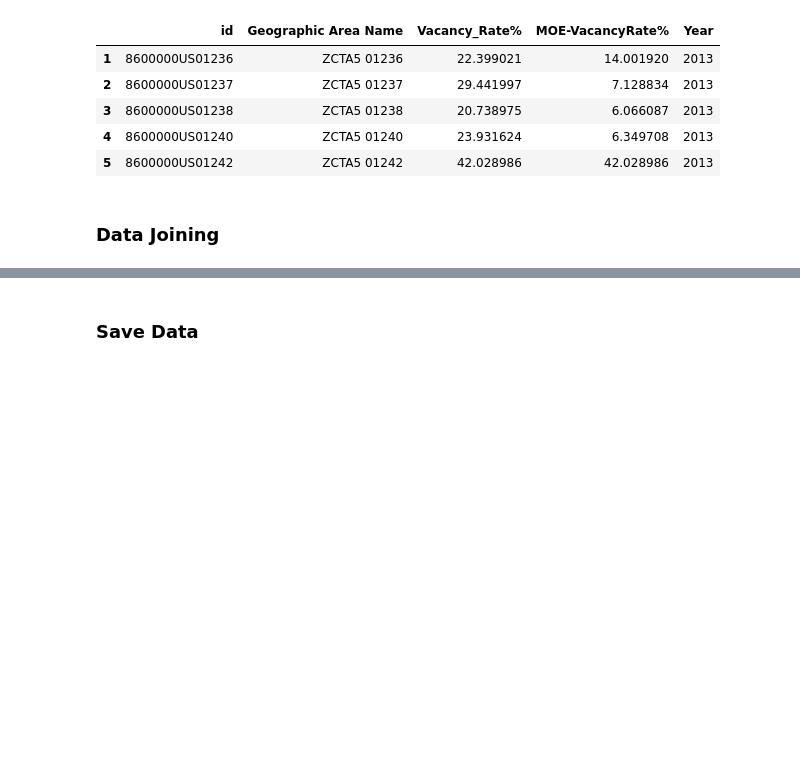
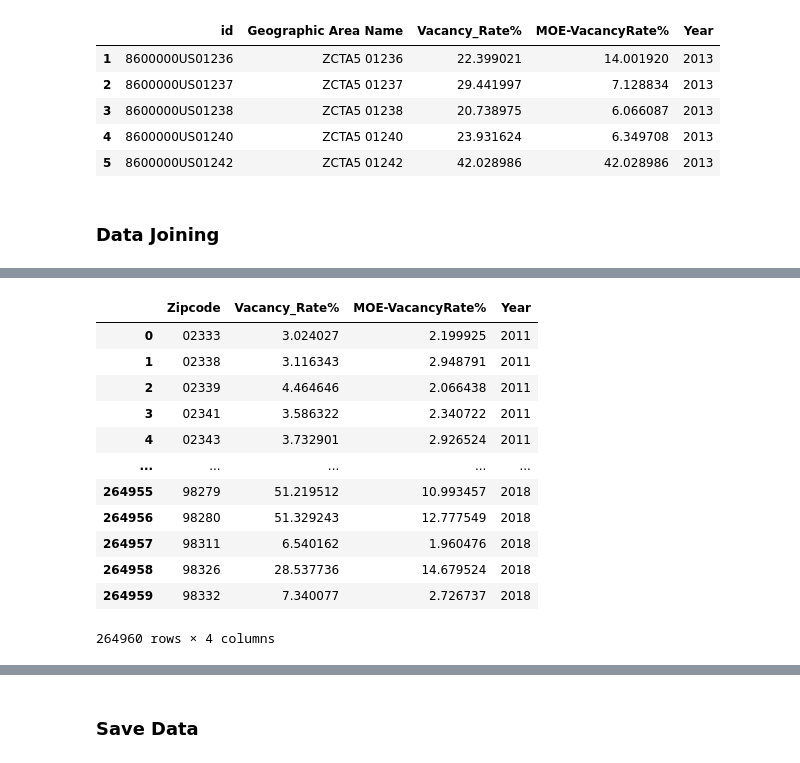
Before and after one commit to jjfrasca/Capstone_2, a Jupyter notebook: notebooks/2.0-jjf-initial-data-wrangling-zipcodeVacancy.ipynb, the cells around one changed output, grey strips where cells are left out. Drawn from its saved outputs; the diff is of its cells as text; code cells hidden in the pictures; blank space fills up the shorter version.

```diff
--- a/notebooks/2.0-jjf-initial-data-wrangling-zipcodeVacancy.ipynb
+++ b/notebooks/2.0-jjf-initial-data-wrangling-zipcodeVacancy.ipynb
@@ -388,0 +397,18 @@ dfConcat_2011_2012
+# %%
+#clean up zipcode variables
+dfConcat_2011_2018.Zipcode = dfConcat_2011_2018.Zipcode.str.replace('ZCTA5 ','')
+dfConcat_2011_2018
+# %% [output]
+|  | Zipcode | Vacancy_Rate% | MOE-VacancyRate% | Year |
+| 0 | 02333 | 3.024027 | 2.199925 | 2011 |
+| 1 | 02338 | 3.116343 | 2.948791 | 2011 |
+| 2 | 02339 | 4.464646 | 2.066438 | 2011 |
+| 3 | 02341 | 3.586322 | 2.340722 | 2011 |
+| 4 | 02343 | 3.732901 | 2.926524 | 2011 |
+| ... | ... | ... | ... | ... |
+| 264955 | 98279 | 51.219512 | 10.993457 | 2018 |
+| 264956 | 98280 | 51.329243 | 12.777549 | 2018 |
+| 264957 | 98311 | 6.540162 | 1.960476 | 2018 |
+| 264958 | 98326 | 28.537736 | 14.679524 | 2018 |
+| 264959 | 98332 | 7.340077 | 2.726737 | 2018 |
+264960 rows × 4 columns
```
Also changed, not shown: parts of 13 cells of this notebook, 1 other file.
